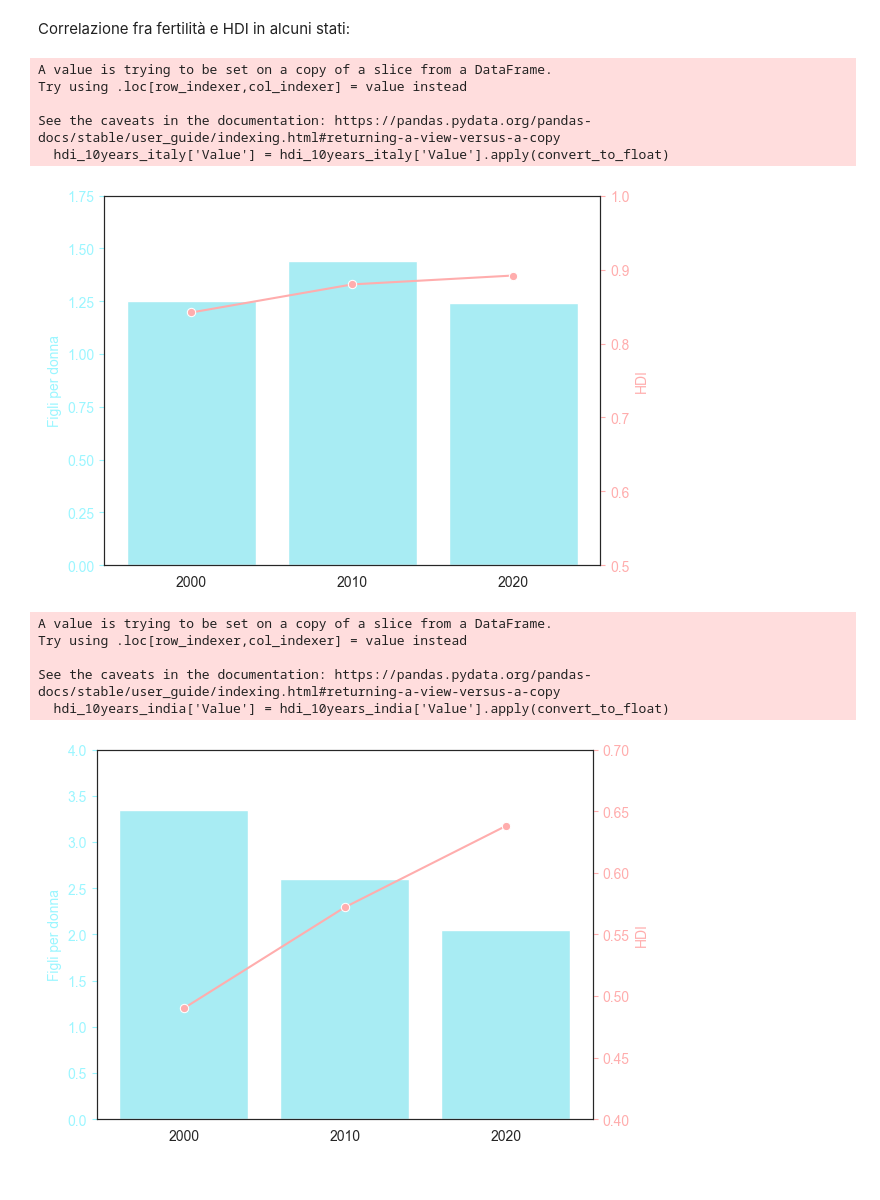
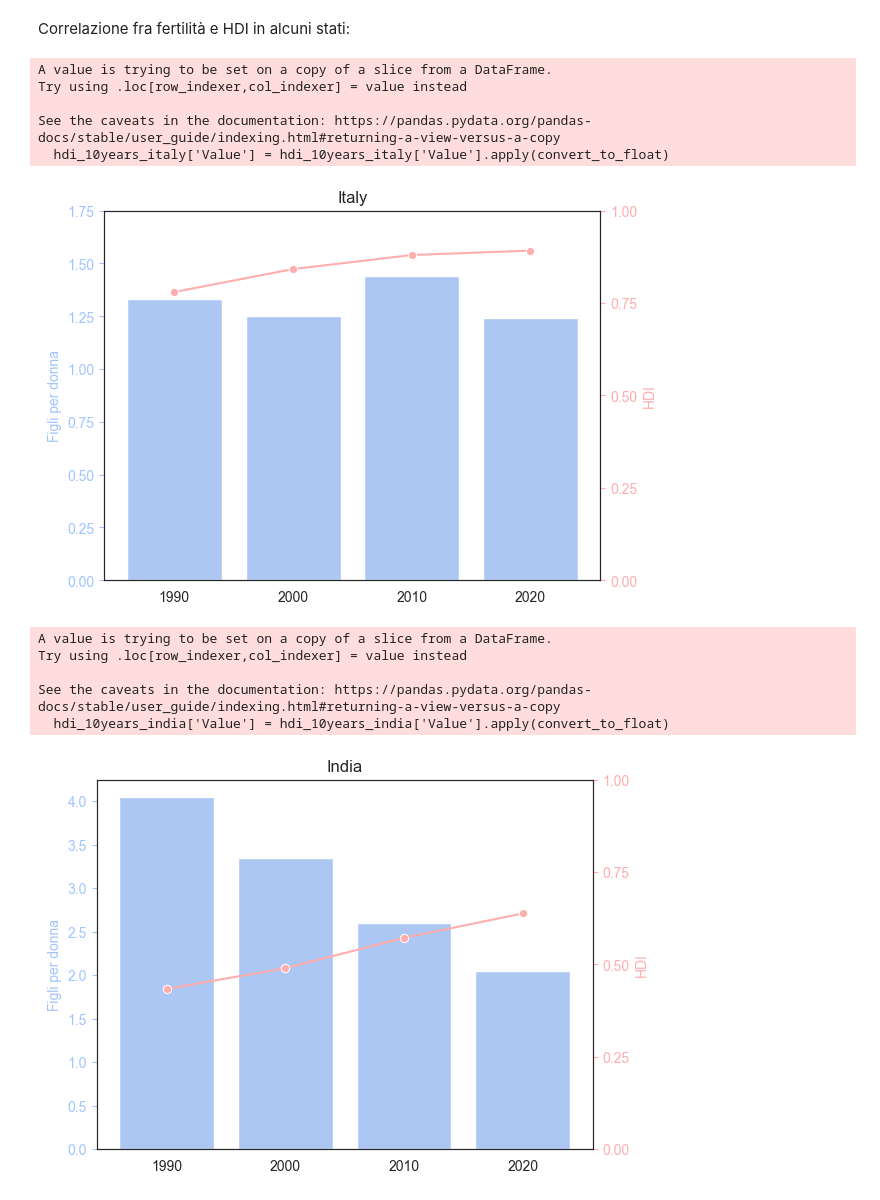
Before and after one commit to ByZeroMatt/SciVis_Project_2024, a Jupyter notebook: src/main/main.ipynb, the cells around one changed output. Drawn from its saved outputs; the diff is of its cells as text; code cells hidden in the pictures.

Commit message:
Modificati colori utilizzati nei grafici, aggiunto studio correlazione fertilità ed HDI, aggiunta matrice di correlazione iniziale

```diff
--- a/src/main/main.ipynb
+++ b/src/main/main.ipynb
@@ -7,7 +9,6 @@ import seaborn as sns
 # Caricamento e gestione del dataset sulla fertilità
 fertility_ds = pd.read_csv('../../resources/fertility_rate.csv', delimiter=';')
 fertility_ds = fertility_ds.filter(items=['Country or Area', 'Year(s)', 'Value'])
-fertility_ds = fertility_ds[fertility_ds['Year(s)'] >= 1999]
 fertility_ds
 # %% [output]
 |  | Country or Area | Year(s) | Value |
@@ -161,61 +204,63 @@ Correlazione fra fertilità e HDI in alcuni stati:
 sns.set_style('white')
 fig, ax1, = plt.subplots()
 
-fertility_ds_italy_90to20 = fertility_ds[(fertility_ds['Country or Area'] == 'Italy') & ((fertility_ds['Year(s)'] == 2000) | (fertility_ds['Year(s)'] == 2010) | (fertility_ds['Year(s)'] == 2020))]
+fertility_ds_italy_90to20 = fertility_ds[(fertility_ds['Country or Area'] == 'Italy') & ((fertility_ds['Year(s)'] == 1990) | (fertility_ds['Year(s)'] == 2000) | (fertility_ds['Year(s)'] == 2010) | (fertility_ds['Year(s)'] == 2020))]
 sns.barplot(
     data=fertility_ds_italy_90to20,
     x='Year(s)',
     y='Value',
-    color='#9BF6FF'
+    color='#A0C4FF'
 )
+ax1.set_title('Italy')
 ax1.set(xlabel=None)
-ax1.set_ylabel('Figli per donna', color='#9BF6FF')
+ax1.set_ylabel('Figli per donna', color='#A0C4FF')
 ax1.set_yticks(np.arange(0, 1.81, .25))
-ax1.tick_params(axis='y', colors='#9BF6FF')
+ax1.tick_params(axis='y', colors='#A0C4FF')
 
 ax2 = ax1.twinx()
 
-hdi_10years_italy = hdi_10years[(hdi_10years['Country'] == 'Italy') & (hdi_10years['Year'] != '1990')]
+hdi_10years_italy = hdi_10years[(hdi_10years['Country'] == 'Italy')]
 hdi_10years_italy['Value'] = hdi_10years_italy['Value'].apply(convert_to_float)
 sns.lineplot(
     data=hdi_10years_italy,
     x='Year',
     y='Value',
     marker='o',
     ax=ax2,
     color='#FFADAD'
 )
 ax2.set_ylabel('HDI', color='#FFADAD')
-ax2.set_yticks(np.arange(.5, 1.01, .1))
+ax2.set_yticks(np.arange(0, 1.01, .25))
 ax2.tick_params(axis='y', colors='#FFADAD')
 
 plt.show()
 # %% [output]
 A value is trying to be set on a copy of a slice from a DataFrame.
 Try using .loc[row_indexer,col_indexer] = value instead
 
 See the caveats in the documentation: https://pandas.pydata.org/pandas-docs/stable/user_guide/indexing.html#returning-a-view-versus-a-copy
   hdi_10years_italy['Value'] = hdi_10years_italy['Value'].apply(convert_to_float)
-[figure, old version]
+[figure, new version]
 # %%
 sns.set_style('white')
 fig, ax1, = plt.subplots()
 
-fertility_ds_india_90to20 = fertility_ds[(fertility_ds['Country or Area'] == 'India') & ((fertility_ds['Year(s)'] == 2000) | (fertility_ds['Year(s)'] == 2010) | (fertility_ds['Year(s)'] == 2020))]
+fertility_ds_india_90to20 = fertility_ds[(fertility_ds['Country or Area'] == 'India') & ((fertility_ds['Year(s)'] == 1990) | (fertility_ds['Year(s)'] == 2000) | (fertility_ds['Year(s)'] == 2010) | (fertility_ds['Year(s)'] == 2020))]
 sns.barplot(
     data=fertility_ds_india_90to20,
     x='Year(s)',
     y='Value',
-    color='#9BF6FF'
+    color='#A0C4FF'
 )
+ax1.set_title('India')
 ax1.set(xlabel=None)
-ax1.set_ylabel('Figli per donna', color='#9BF6FF')
+ax1.set_ylabel('Figli per donna', color='#A0C4FF')
 ax1.set_yticks(np.arange(0, 4.1, .5))
-ax1.tick_params(axis='y', colors='#9BF6FF')
+ax1.tick_params(axis='y', colors='#A0C4FF')
 
 ax2 = ax1.twinx()
 
-hdi_10years_india = hdi_10years[(hdi_10years['Country'] == 'India') & (hdi_10years['Year'] != '1990')]
+hdi_10years_india = hdi_10years[(hdi_10years['Country'] == 'India')]
 hdi_10years_india['Value'] = hdi_10years_india['Value'].apply(convert_to_float)
 sns.lineplot(
     data=hdi_10years_india,
@@ -226,7 +271,7 @@ sns.lineplot(
     color='#FFADAD'
 )
 ax2.set_ylabel('HDI', color='#FFADAD')
-ax2.set_yticks(np.arange(.4, .71, .05))
+ax2.set_yticks(np.arange(0, 1.01, .25))
 ax2.tick_params(axis='y', colors='#FFADAD')
 
 plt.show()
@@ -236,4 +281,4 @@ Try using .loc[row_indexer,col_indexer] = value instead
 
 See the caveats in the documentation: https://pandas.pydata.org/pandas-docs/stable/user_guide/indexing.html#returning-a-view-versus-a-copy
   hdi_10years_india['Value'] = hdi_10years_india['Value'].apply(convert_to_float)
-[figure, old version]
+[figure, new version]
```
Also changed, not shown: parts of 10 cells of this notebook, 2 other files.
